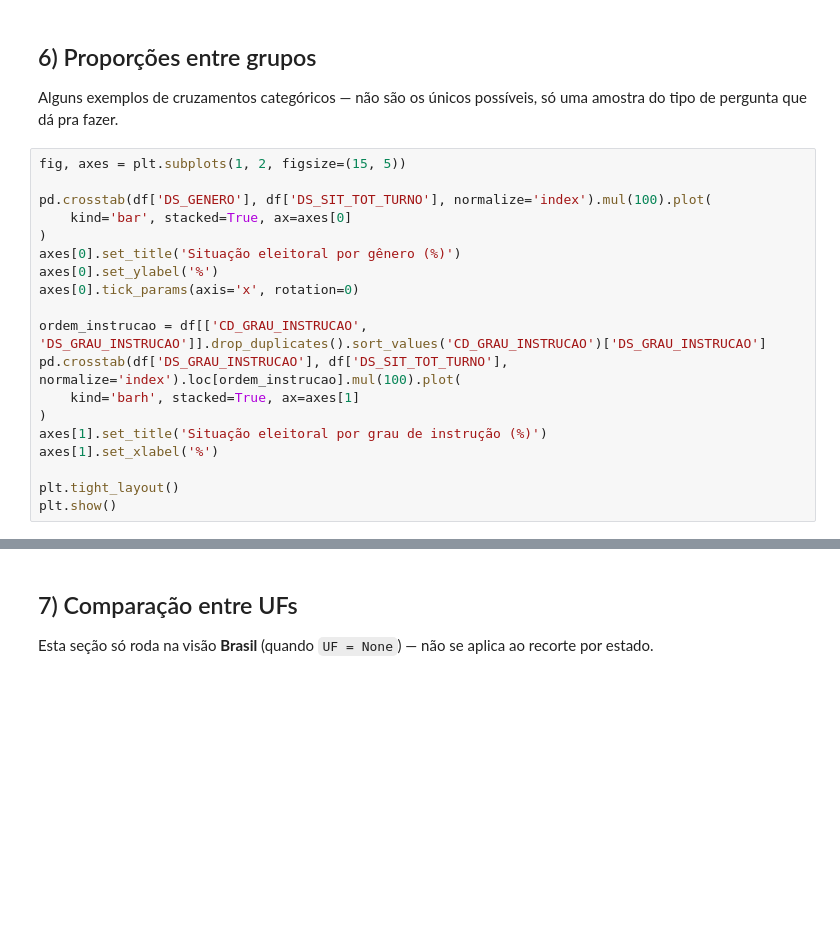
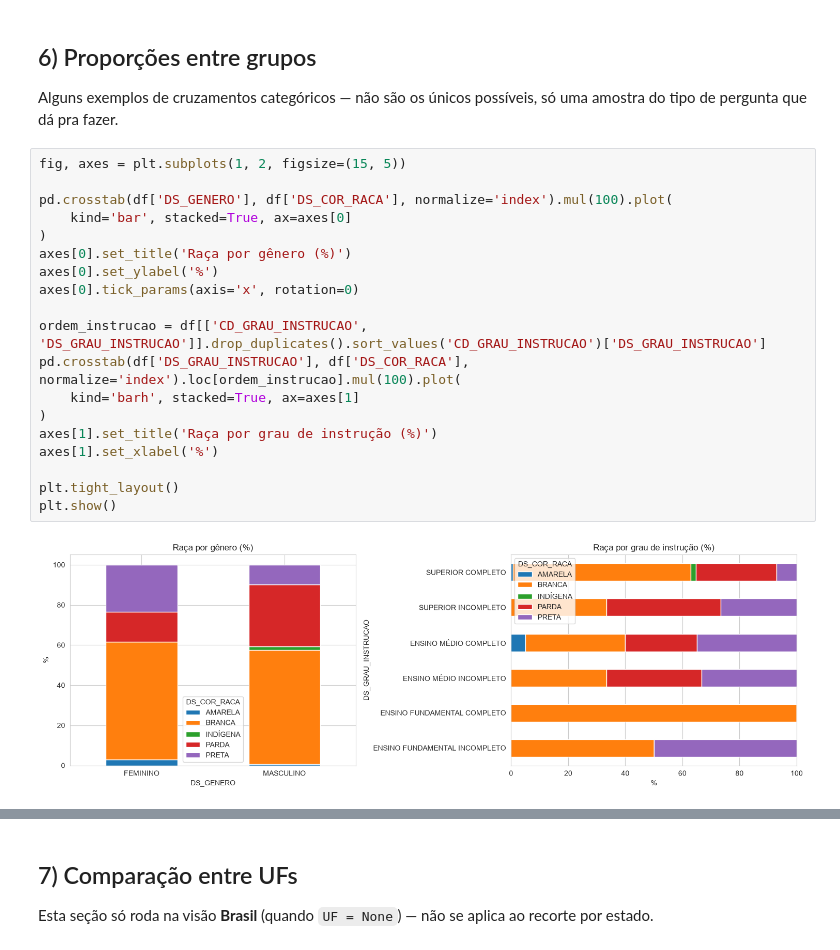
Before and after one commit to gplucchese/mineracao-dados-eleitorais-2026, a Jupyter notebook: 01_analise_descritiva.ipynb, the cells around one changed output, grey strips where cells are left out. Cells and saved outputs as stored; diff of their text form; blank space fills up the shorter version.

```diff
--- a/01_analise_descritiva.ipynb
+++ b/01_analise_descritiva.ipynb
@@ -237,22 +316,24 @@ Alguns exemplos de cruzamentos categóricos — não são os únicos possíveis,
 # %%
 fig, axes = plt.subplots(1, 2, figsize=(15, 5))
 
-pd.crosstab(df['DS_GENERO'], df['DS_SIT_TOT_TURNO'], normalize='index').mul(100).plot(
+pd.crosstab(df['DS_GENERO'], df['DS_COR_RACA'], normalize='index').mul(100).plot(
     kind='bar', stacked=True, ax=axes[0]
 )
-axes[0].set_title('Situação eleitoral por gênero (%)')
+axes[0].set_title('Raça por gênero (%)')
 axes[0].set_ylabel('%')
 axes[0].tick_params(axis='x', rotation=0)
 
 ordem_instrucao = df[['CD_GRAU_INSTRUCAO', 'DS_GRAU_INSTRUCAO']].drop_duplicates().sort_values('CD_GRAU_INSTRUCAO')['DS_GRAU_INSTRUCAO']
-pd.crosstab(df['DS_GRAU_INSTRUCAO'], df['DS_SIT_TOT_TURNO'], normalize='index').loc[ordem_instrucao].mul(100).plot(
+pd.crosstab(df['DS_GRAU_INSTRUCAO'], df['DS_COR_RACA'], normalize='index').loc[ordem_instrucao].mul(100).plot(
     kind='barh', stacked=True, ax=axes[1]
 )
-axes[1].set_title('Situação eleitoral por grau de instrução (%)')
+axes[1].set_title('Raça por grau de instrução (%)')
 axes[1].set_xlabel('%')
 
 plt.tight_layout()
 plt.show()
+# %% [output]
+[figure, added]
 # %%
 fig, axes = plt.subplots(1, 2, figsize=(14, 5))
 
```
Also changed, not shown: parts of 17 cells of this notebook, 2 other files.
